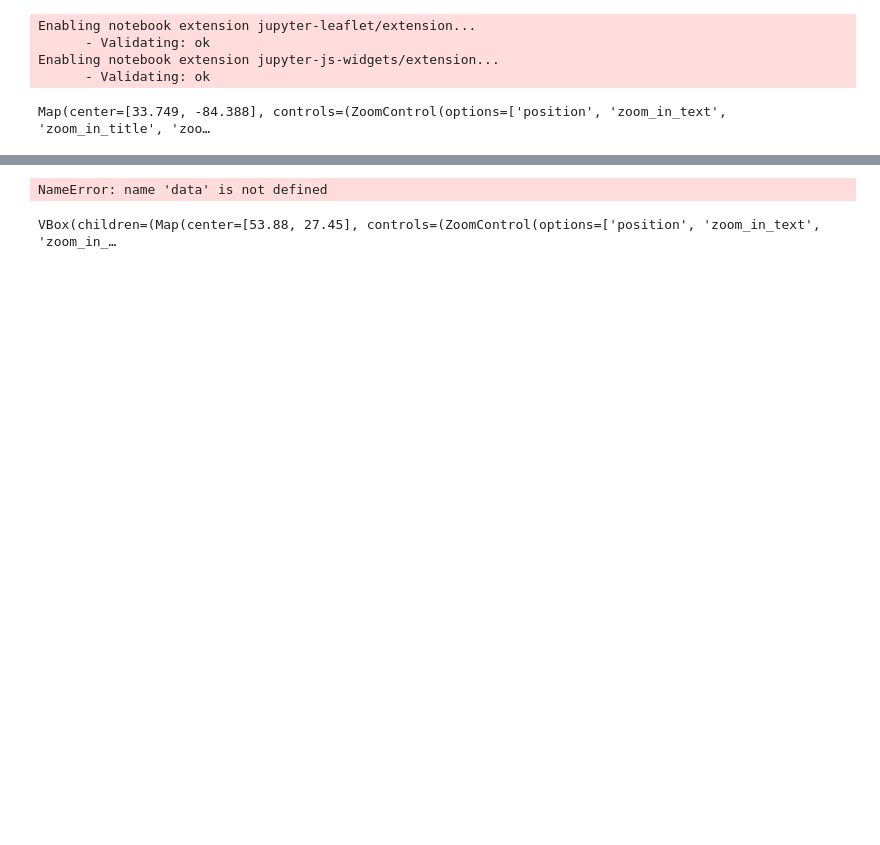
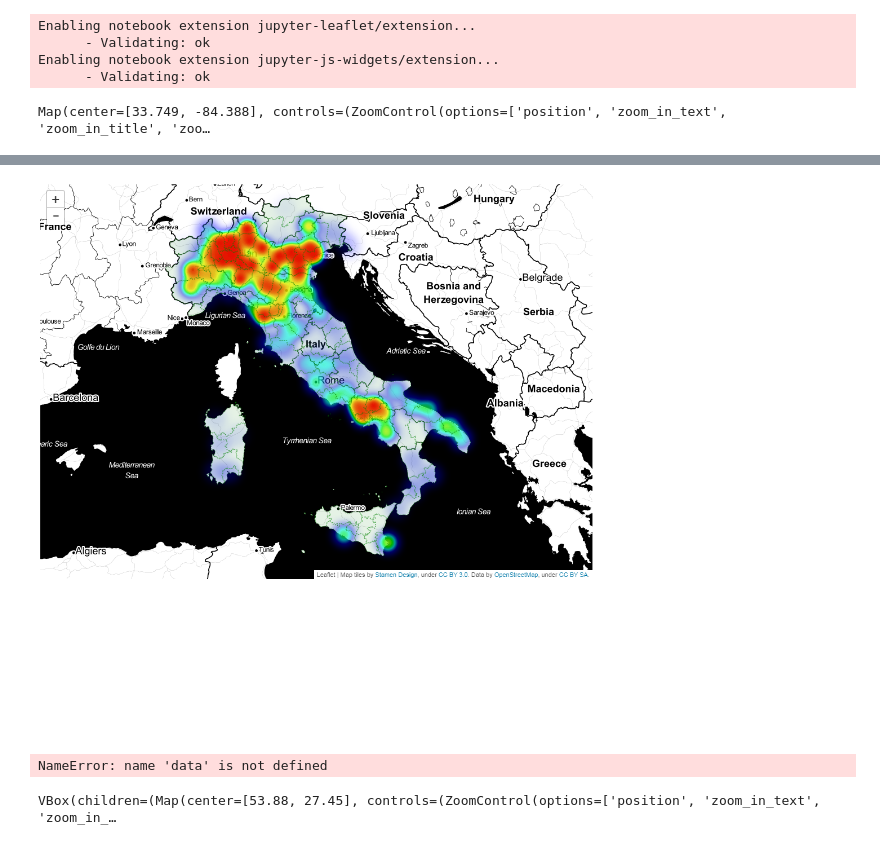
Before and after one commit to andreapas79/COVID-19, a Jupyter notebook: Untitled2.ipynb, the cells around one changed output, grey strips where cells are left out. Cells and saved outputs as stored; diff of their text form; code cells hidden in the pictures; blank space fills up the shorter version.

```diff
--- a/Untitled2.ipynb
+++ b/Untitled2.ipynb
@@ -14,7 +14,7 @@ mymap
 # %% [output]
 Map(center=[33.749, -84.388], controls=(ZoomControl(options=['position', 'zoom_in_text', 'zoom_in_title', 'zoo…
 # %%
-from IPython.display import HTML
+from IPython.display import Image
 
-HTML(filename="./f.html")
+Image(filename="Images/ipyleaflet-italy.png")
 # %% [output]
@@ -22,3 +21,4 @@ HTML(filename="./f.html")
+[figure, added]
 # %%
 import folium
 # %%
```
Also changed, not shown: parts of 1 cell of this notebook, 1 other file.
